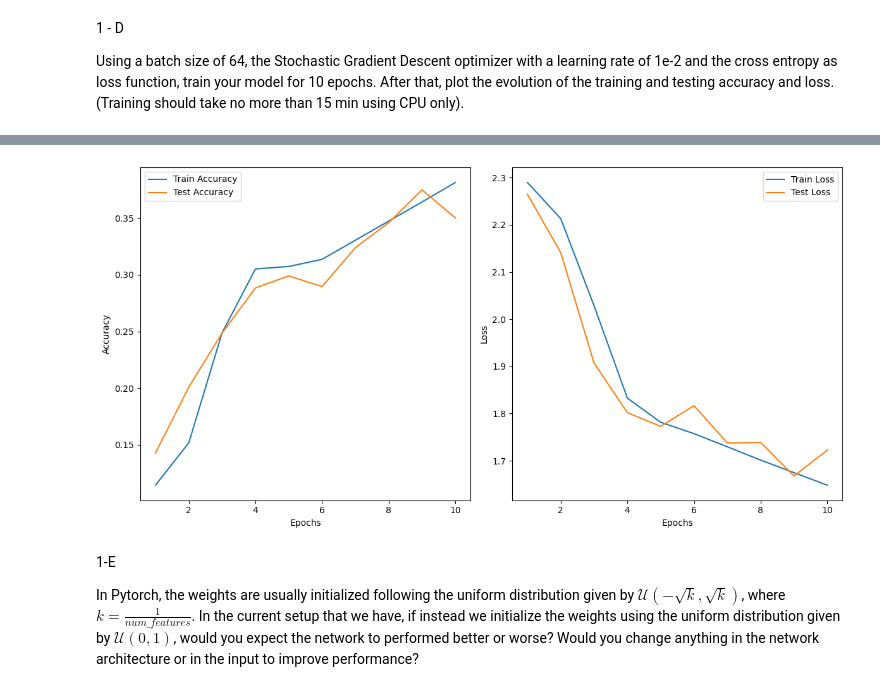
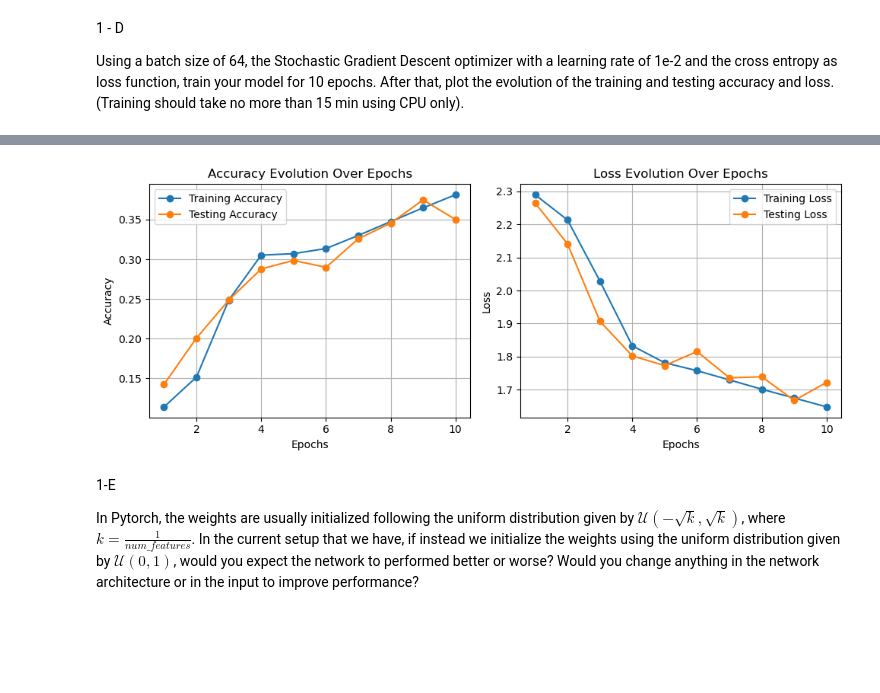
Before and after one commit to pedrovsglima/machine-learning-course, a Jupyter notebook: assignments/assign3/Assignment3.ipynb, the cells around one changed output, grey strips where cells are left out. Saved outputs shown, nothing was run; the diff lists cells and outputs as text; code cells hidden in the pictures; blank space fills up the shorter version.

```diff
--- a/assignments/assign3/Assignment3.ipynb
+++ b/assignments/assign3/Assignment3.ipynb
@@ -323,27 +323,31 @@ train_acc, train_loss, test_acc, test_loss = train_model(model=network, train_lo
 # %%
 # TO DO: plot the evolution of the loss and accuracy
 epochs = range(1, num_epochs + 1)
 
-plt.figure(figsize=(12, 6))
+plt.figure(figsize=(10, 4))
 
 plt.subplot(1, 2, 1)
-plt.plot(epochs, train_acc, label="Train Accuracy")
-plt.plot(epochs, test_acc, label="Test Accuracy")
+plt.plot(epochs, train_acc, label="Training Accuracy", marker="o")
+plt.plot(epochs, test_acc, label="Testing Accuracy", marker="o")
 plt.xlabel("Epochs")
 plt.ylabel("Accuracy")
+plt.title("Accuracy Evolution Over Epochs")
+plt.grid(True)
 plt.legend()
 
 plt.subplot(1, 2, 2)
-plt.plot(epochs, train_loss, label="Train Loss")
-plt.plot(epochs, test_loss, label="Test Loss")
+plt.plot(epochs, train_loss, label="Training Loss", marker="o")
+plt.plot(epochs, test_loss, label="Testing Loss", marker="o")
 plt.xlabel("Epochs")
 plt.ylabel("Loss")
+plt.title("Loss Evolution Over Epochs")
+plt.grid(True)
 plt.legend()
 
 plt.tight_layout()
 plt.show()
 # %% [output]
-[figure, old version]
+[figure, new version]
 # %% [markdown]
 1-E
 
```
Also changed, not shown: parts of 19 cells of this notebook.
